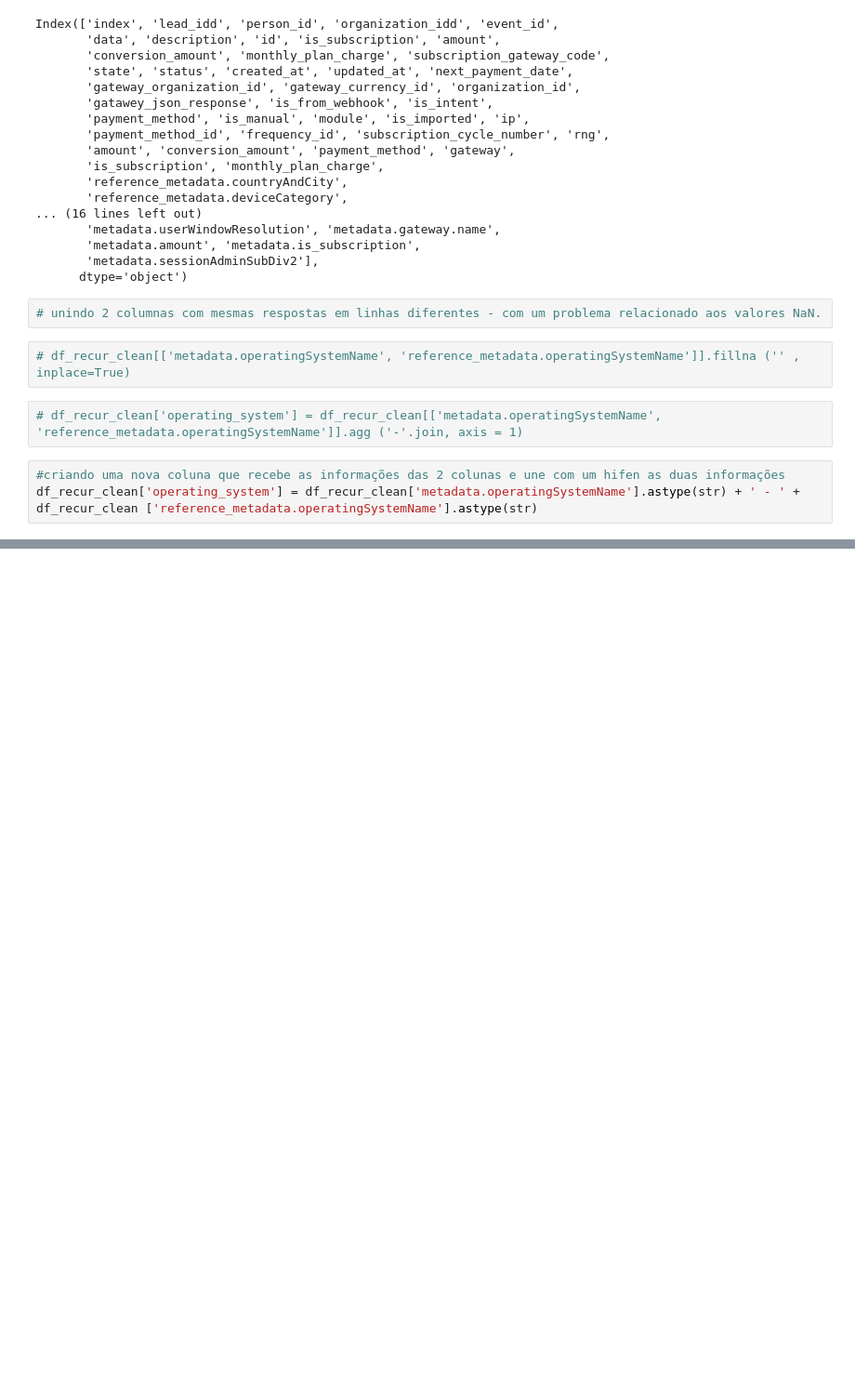
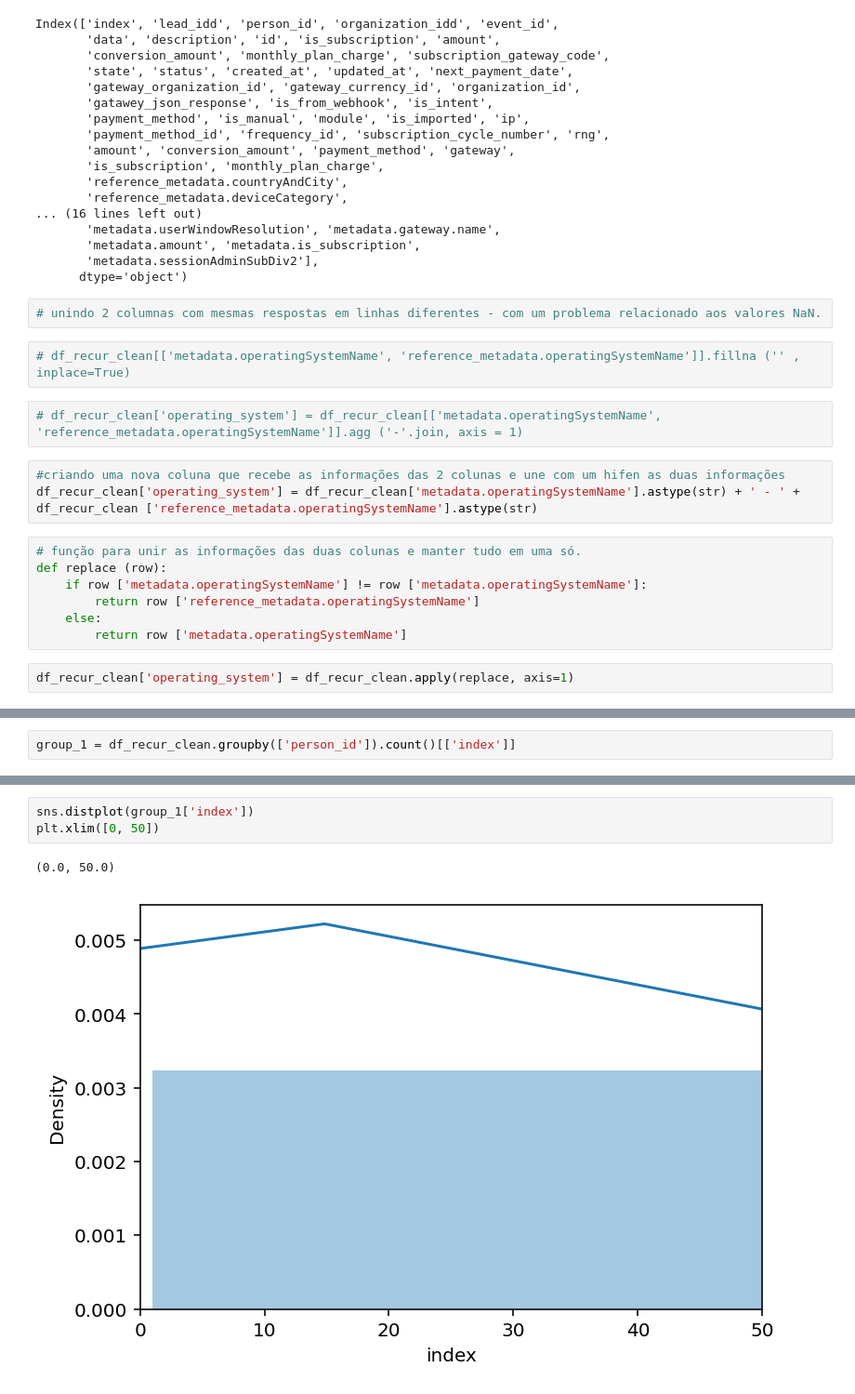
Before and after one commit to DiegoAlves-data/Visual_Studio_Data_Science, a Jupyter notebook: Final_Project/Final_Project_02.ipynb, the cells around one changed output, grey strips where cells are left out. Shown at 93% size. Cells and saved outputs as stored; diff of their text form; blank space fills up the shorter version.

```diff
--- a/Final_Project/Final_Project_02.ipynb
+++ b/Final_Project/Final_Project_02.ipynb
@@ -319,4 +323,13 @@ Index(['index', 'lead_idd', 'person_id', 'organization_idd', 'event_id',
 # %%
 #criando uma nova coluna que recebe as informações das 2 colunas e une com um hifen as duas informações
 df_recur_clean['operating_system'] = df_recur_clean['metadata.operatingSystemName'].astype(str) + ' - ' +  df_recur_clean ['reference_metadata.operatingSystemName'].astype(str)
+# %%
+# função para unir as informações das duas colunas e manter tudo em uma só.
+def replace (row):
+    if row ['metadata.operatingSystemName'] != row ['metadata.operatingSystemName']:
+        return row ['reference_metadata.operatingSystemName']
+    else:
+        return row ['metadata.operatingSystemName']
+# %%
+df_recur_clean['operating_system'] = df_recur_clean.apply(replace, axis=1)
 # %%
@@ -366,0 +368,2 @@ Name: operating_system, dtype: int64
+# %%
+group_1 = df_recur_clean.groupby(['person_id']).count()[['index']]
@@ -366,0 +385,6 @@ Name: operating_system, dtype: int64
+# %%
+sns.distplot(group_1['index'])
+plt.xlim([0, 50])
+# %% [output]
+(0.0, 50.0)
+[figure, added]
```
Also changed, not shown: parts of 38 cells of this notebook.
